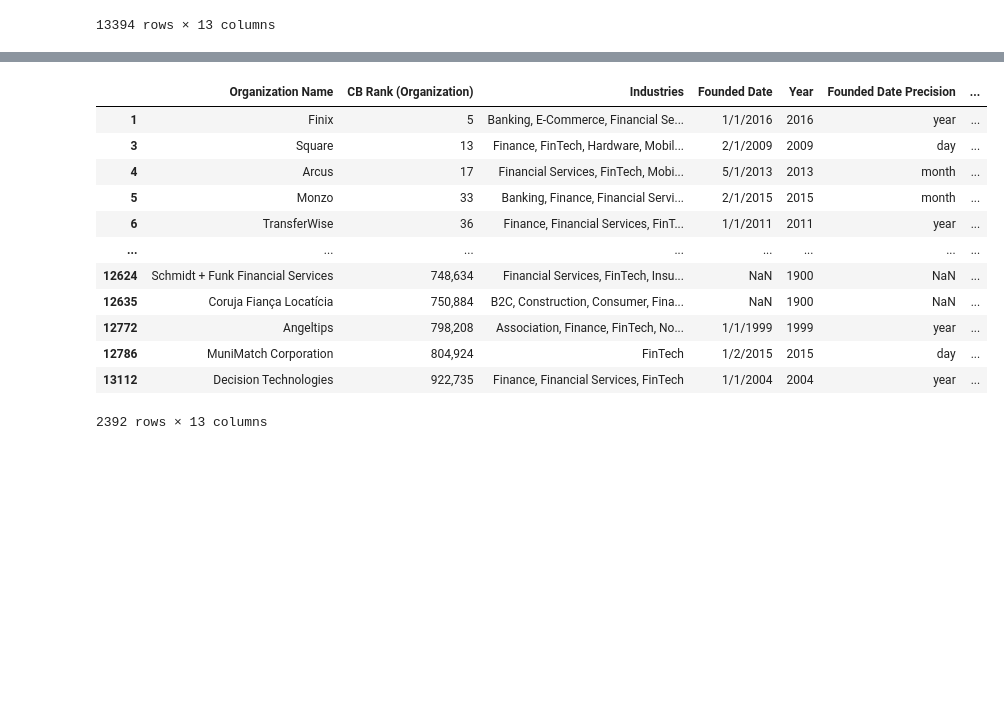
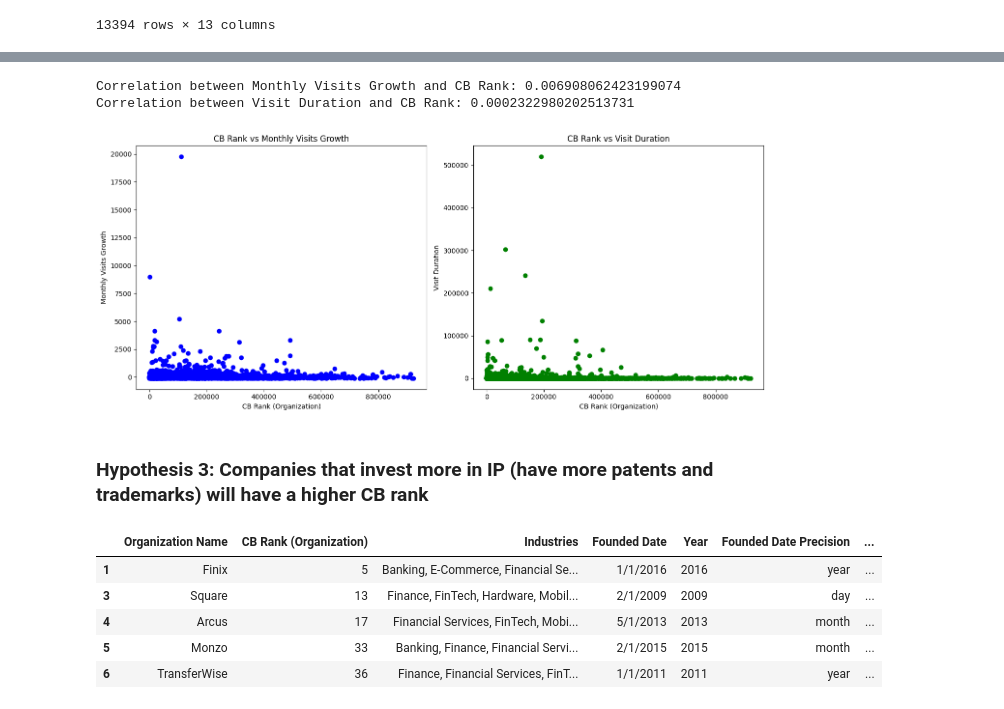
Before and after one commit to kimvkemenade/SBM_team16, a Jupyter notebook: EDA.ipynb, the cells around one changed output, grey strips where cells are left out. Saved outputs shown, nothing was run; the diff lists cells and outputs as text; code cells hidden in the pictures; blank space fills up the shorter version.

```diff
--- a/EDA.ipynb
+++ b/EDA.ipynb
@@ -124,18 +191,42 @@ df_h2
+# %%
+# Calculating the correlations for H2
+correlation_visits_growth_cb_rank = df_h2["CB Rank (Organization)"].corr(df_h2["SimilarWeb - Monthly Visits Growth"])
+correlation_visit_duration_cb_rank = df_h2["CB Rank (Organization)"].corr(df_h2["SimilarWeb - Visit Duration"])
+
+print(f"Correlation between Monthly Visits Growth and CB Rank: {correlation_visits_growth_cb_rank}")
+print(f"Correlation between Visit Duration and CB Rank: {correlation_visit_duration_cb_rank}")
+# %% [output]
+Correlation between Monthly Visits Growth and CB Rank: 0.006908062423199074
+Correlation between Visit Duration and CB Rank: 0.0002322980202513731
+# %%
+fig, (ax1, ax2) = plt.subplots(1, 2, figsize=(14, 6))
+
+# Plot CB Rank vs Monthly Visit Growth
+ax1.scatter(df_h2["CB Rank (Organization)"], df_h2["SimilarWeb - Monthly Visits Growth"], color='blue')
+ax1.set_xlabel('CB Rank (Organization)')
+ax1.set_ylabel('Monthly Visits Growth')
+ax1.set_title('CB Rank vs Monthly Visits Growth')
+
+# Plot CB Rank vs Visit Duration
+ax2.scatter(df_h2["CB Rank (Organization)"], df_h2["SimilarWeb - Visit Duration"], color='green')
+ax2.set_xlabel('CB Rank (Organization)')
+ax2.set_ylabel('Visit Duration')
+ax2.set_title('CB Rank vs Visit Duration')
+
+plt.tight_layout()
+plt.show()
+# %% [output]
+[figure, added]
+# %% [markdown]
+### Hypothesis 3: Companies that invest more in IP (have more patents and trademarks) will have a higher CB rank
 # %%
 # Creating a dataframe specifically for H3 where these columns are not nan
-df_h3 = filtered_df.dropna(subset=["IPqwery - Patents Granted", "IPqwery - Trademarks Registered"])
-df_h3
+df_h3 = filtered_df.dropna(subset=["CB Rank (Organization)", "IPqwery - Patents Granted", "IPqwery - Trademarks Registered"])
+df_h3.head()
 # %% [output]
 |  | Organization Name | CB Rank (Organization) | Industries | Founded Date | Year | Founded Date Precision | ... |
 | 1 | Finix | 5 | Banking, E-Commerce, Financial Se... | 1/1/2016 | 2016 | year | ... |
 | 3 | Square | 13 | Finance, FinTech, Hardware, Mobil... | 2/1/2009 | 2009 | day | ... |
 | 4 | Arcus | 17 | Financial Services, FinTech, Mobi... | 5/1/2013 | 2013 | month | ... |
 | 5 | Monzo | 33 | Banking, Finance, Financial Servi... | 2/1/2015 | 2015 | month | ... |
 | 6 | TransferWise | 36 | Finance, Financial Services, FinT... | 1/1/2011 | 2011 | year | ... |
-| ... | ... | ... | ... | ... | ... | ... | ... |
-| 12624 | Schmidt + Funk Financial Services | 748,634 | Financial Services, FinTech, Insu... | NaN | 1900 | NaN | ... |
-| 12635 | Coruja Fiança Locatícia | 750,884 | B2C, Construction, Consumer, Fina... | NaN | 1900 | NaN | ... |
-| 12772 | Angeltips | 798,208 | Association, Finance, FinTech, No... | 1/1/1999 | 1999 | year | ... |
-| 12786 | MuniMatch Corporation | 804,924 | FinTech | 1/2/2015 | 2015 | day | ... |
-| 13112 | Decision Technologies | 922,735 | Finance, Financial Services, FinTech | 1/1/2004 | 2004 | year | ... |
-2392 rows × 13 columns
```
Also changed, not shown: parts of 13 cells of this notebook.
